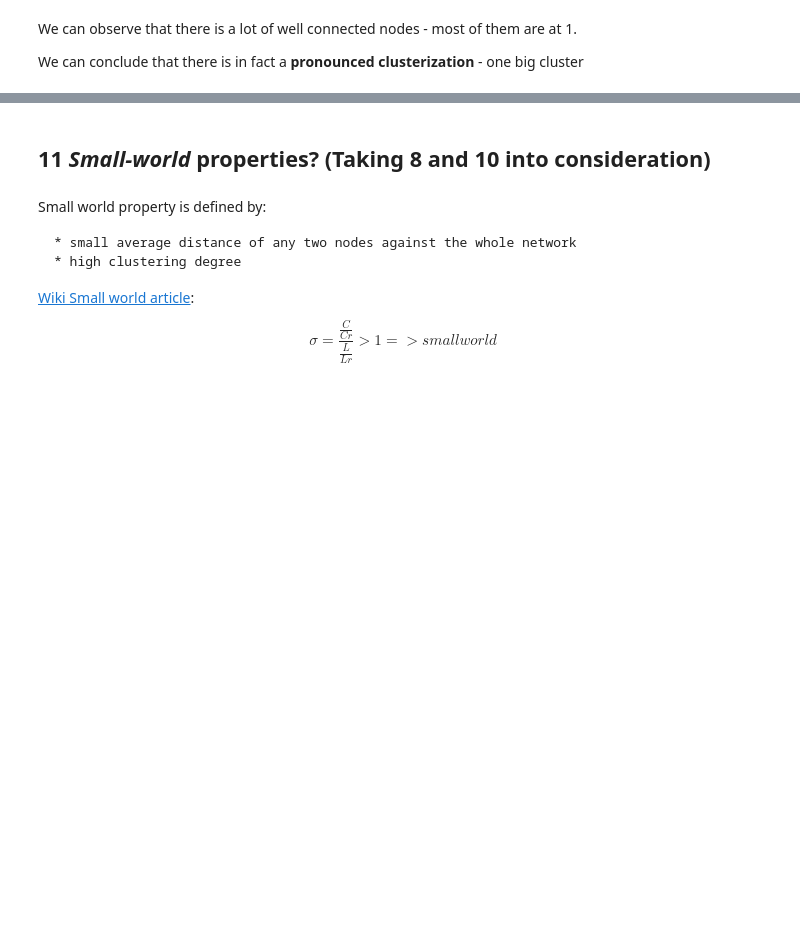
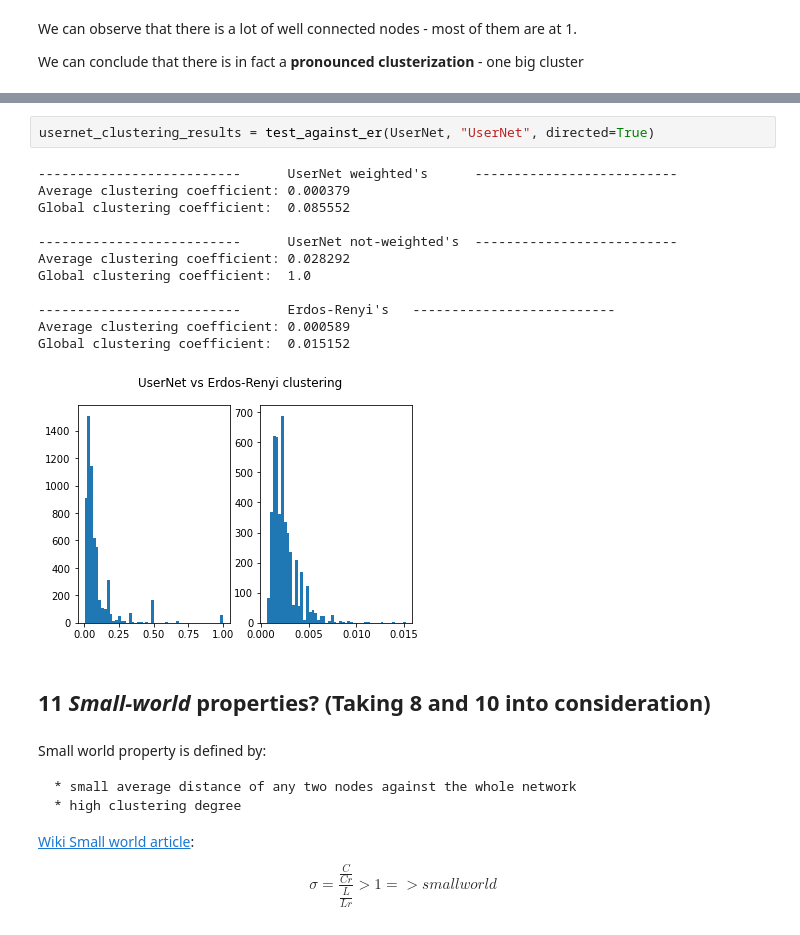
Before and after one commit to milicevicMarko/Reddit2008-Analysis, a Jupyter notebook: Basic characteristics.ipynb, the cells around one changed output, grey strips where cells are left out. Saved outputs shown, nothing was run; the diff lists cells and outputs as text; blank space fills up the shorter version.

```diff
--- a/Basic characteristics.ipynb
+++ b/Basic characteristics.ipynb
@@ -172,3 +202,18 @@ We can conclude that there is in fact a **pronounced clusterization** - one big
+# %%
+usernet_clustering_results = test_against_er(UserNet, "UserNet", directed=True)
+# %% [output]
+--------------------------      UserNet weighted's      --------------------------
+Average clustering coefficient: 0.000379
+Global clustering coefficient:  0.085552
+
+--------------------------      UserNet not-weighted's  --------------------------
+Average clustering coefficient: 0.028292
+Global clustering coefficient:  1.0
+
+--------------------------      Erdos-Renyi's   --------------------------
+Average clustering coefficient: 0.000589
+Global clustering coefficient:  0.015152
+[figure, added]
 # %% [markdown]
 ## 11 *Small-world* properties? (Taking 8 and 10 into consideration)
 # %% [markdown]
```
Also changed, not shown: parts of 20 cells of this notebook, 1 other file.
